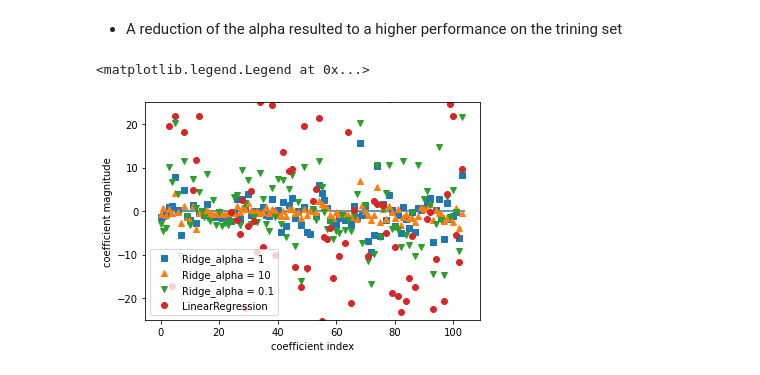
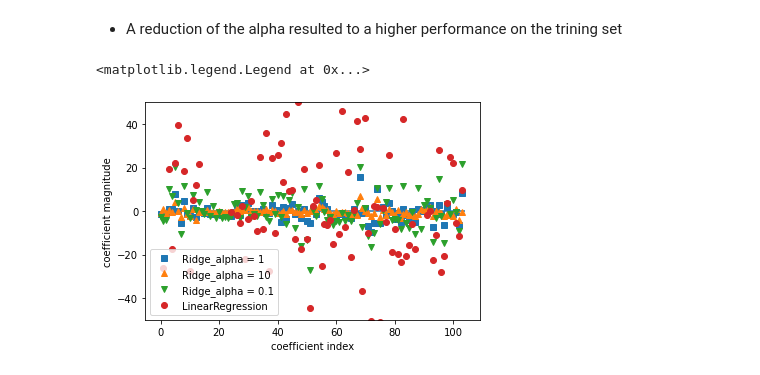
Before and after one commit to street-jesus/Linear-Models-with-Python, a Jupyter notebook: Linear Models.ipynb, the cells around one changed output. Saved outputs shown, nothing was run; the diff lists cells and outputs as text; code cells hidden in the pictures.

```diff
--- a/Linear Models.ipynb
+++ b/Linear Models.ipynb
@@ -92,15 +92,15 @@ import matplotlib.pyplot as plt
 # %%
 plt.plot(ridge.coef_, "s", label = "Ridge_alpha = 1")
 plt.plot(ridge_10.coef_, "^", label = "Ridge_alpha = 10")
 plt.plot(ridge_01.coef_, "v", label = "Ridge_alpha = 0.1")
 
 plt.plot(lr.coef_, "o", label = "LinearRegression")
 
 plt.xlabel("coefficient index")
 plt.ylabel("coefficient magnitude")
 plt.hlines(0,0,len(lr.coef_))
-plt.ylim(-25,25)
+plt.ylim(-50,50)
 plt.legend()
 # %% [output]
 <matplotlib.legend.Legend at 0x...>
-[figure, old version]
+[figure, new version]
```
Also changed, not shown: parts of 2 cells of this notebook.
